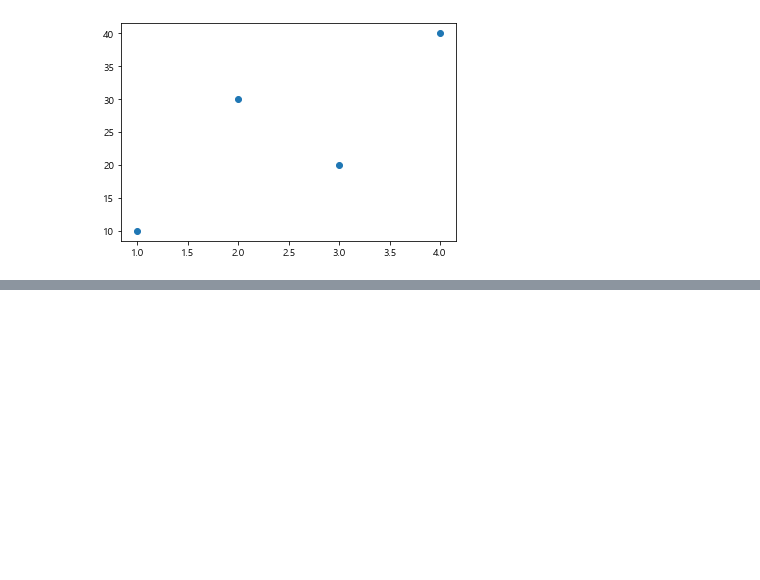
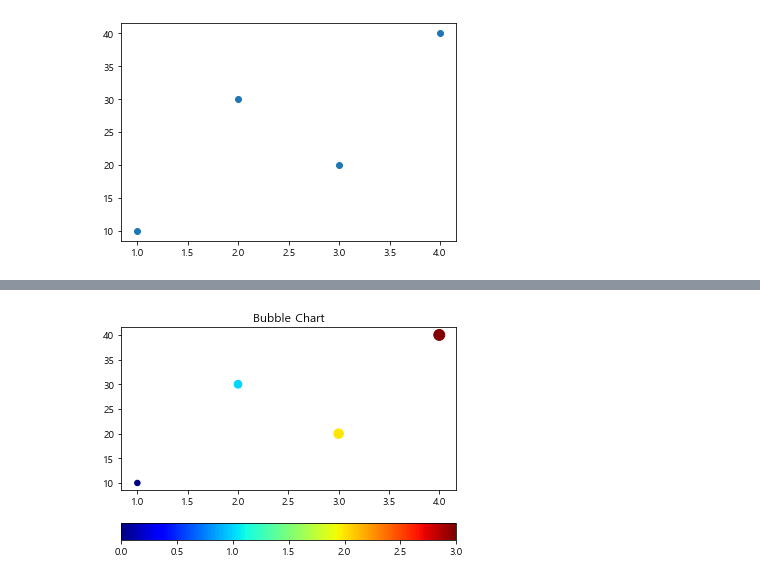
Before and after one commit to ujin2021/Python-Data, a Jupyter notebook: unit_10/unit10.ipynb, the cells around one changed output, grey strips where cells are left out. Cells and saved outputs as stored; diff of their text form; code cells hidden in the pictures; blank space fills up the shorter version.

```diff
--- a/unit_10/unit10.ipynb
+++ b/unit_10/unit10.ipynb
@@ -64,0 +75,8 @@ plt.show()
+# %%
+import matplotlib.pyplot as plt
+plt.title('Bubble Chart')
+plt.scatter([1, 2, 3, 4], [10, 30, 20, 40], s = [30, 60, 90, 120], c = range(4), cmap = 'jet') # cmap : color map style
+plt.colorbar(orientation='horizontal', fraction=0.1) # 컬러바를 아래로
+plt.show()
+# %% [output]
+[figure, added]
```
Also changed, not shown: parts of 8 cells of this notebook.
